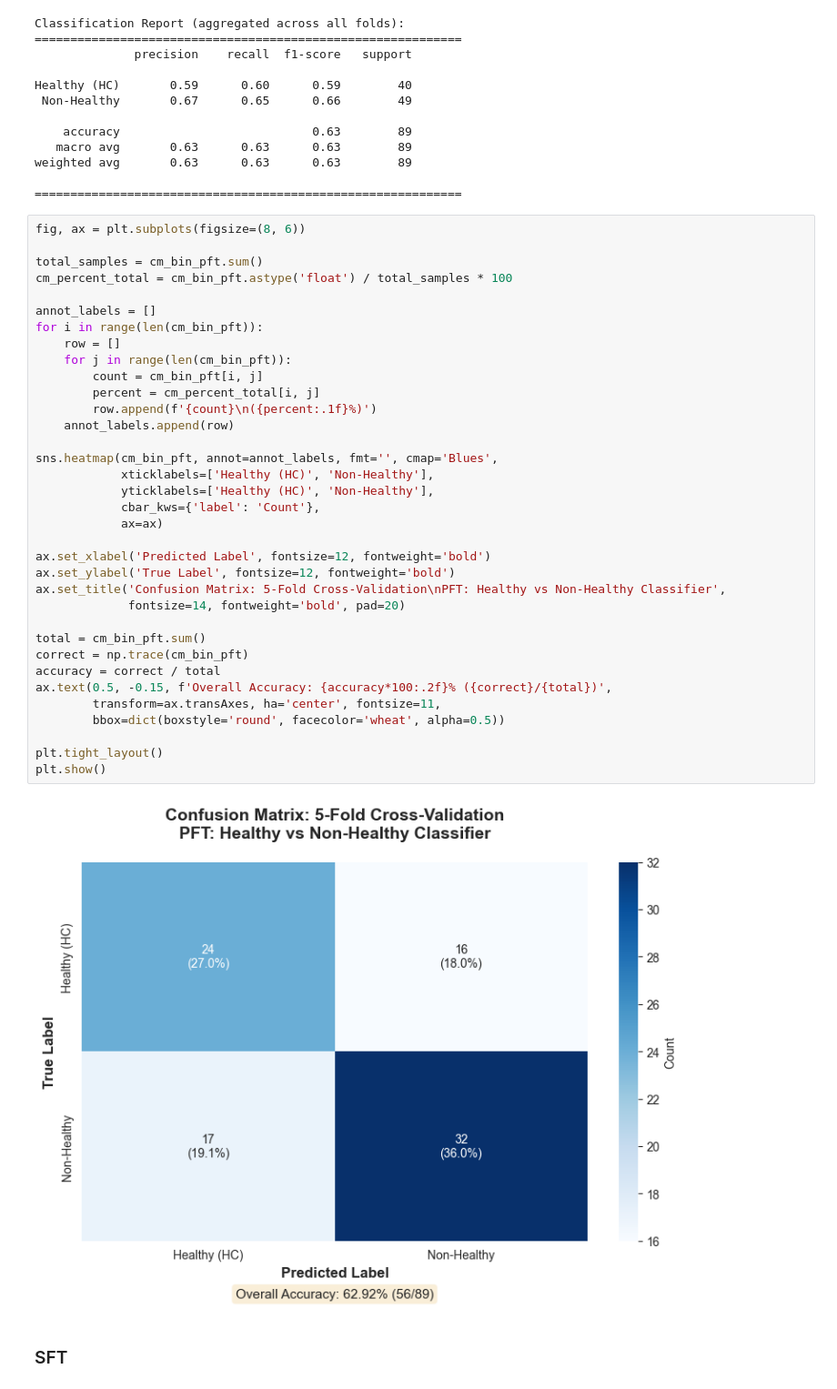
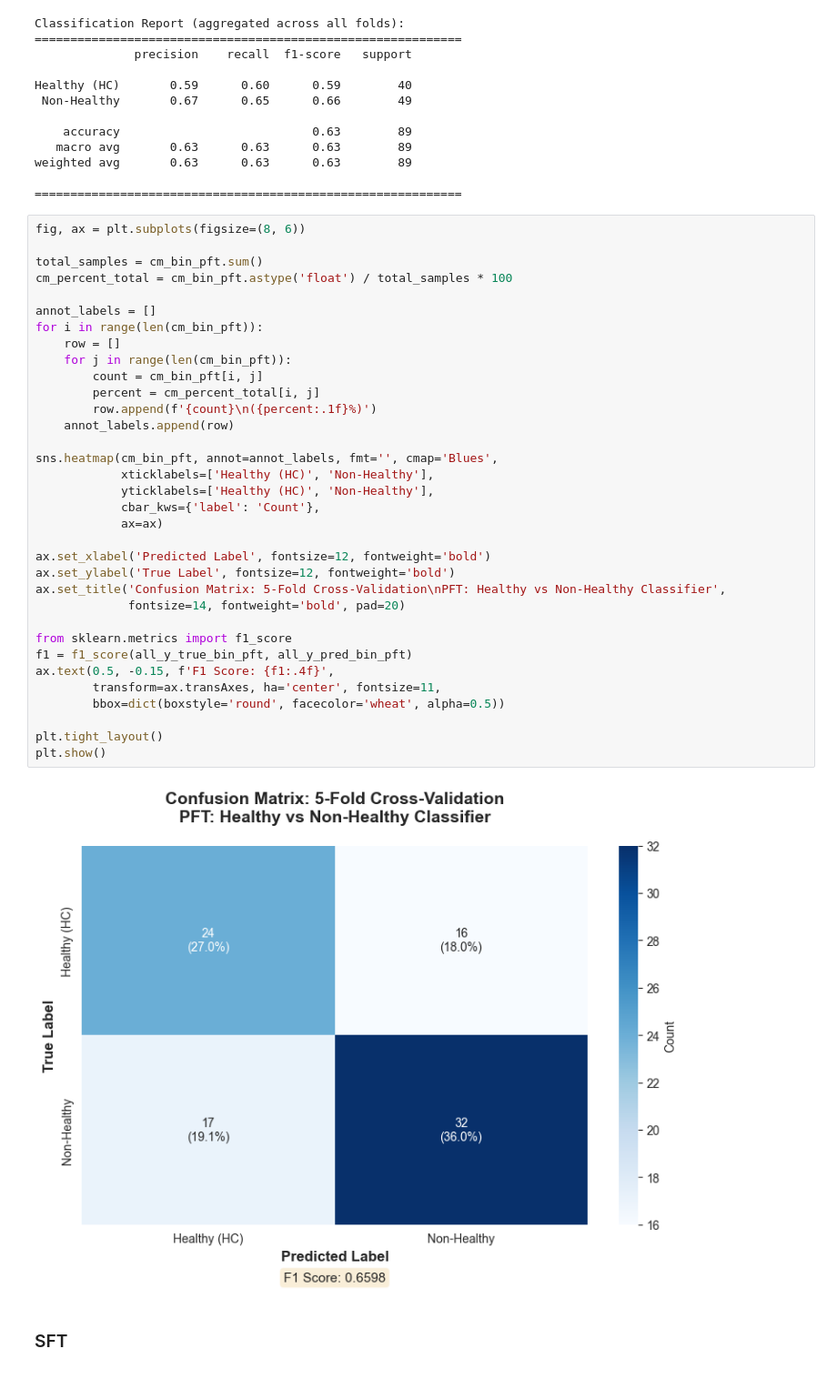
Before and after one commit to bentindal/cognospeak-pft-sft-pauses-data-analysis, a Jupyter notebook: transcript_analysis.ipynb, the cells around one changed output. Shown at 91% size. Cells and saved outputs as stored; diff of their text form.

```diff
--- a/transcript_analysis.ipynb
+++ b/transcript_analysis.ipynb
@@ -974,38 +971,37 @@ fig, ax = plt.subplots(figsize=(8, 6))
 
 total_samples = cm_bin_pft.sum()
 cm_percent_total = cm_bin_pft.astype('float') / total_samples * 100
 
 annot_labels = []
 for i in range(len(cm_bin_pft)):
     row = []
     for j in range(len(cm_bin_pft)):
         count = cm_bin_pft[i, j]
         percent = cm_percent_total[i, j]
         row.append(f'{count}\n({percent:.1f}%)')
     annot_labels.append(row)
 
 sns.heatmap(cm_bin_pft, annot=annot_labels, fmt='', cmap='Blues',
             xticklabels=['Healthy (HC)', 'Non-Healthy'],
             yticklabels=['Healthy (HC)', 'Non-Healthy'],
             cbar_kws={'label': 'Count'},
             ax=ax)
 
 ax.set_xlabel('Predicted Label', fontsize=12, fontweight='bold')
 ax.set_ylabel('True Label', fontsize=12, fontweight='bold')
 ax.set_title('Confusion Matrix: 5-Fold Cross-Validation\nPFT: Healthy vs Non-Healthy Classifier',
              fontsize=14, fontweight='bold', pad=20)
 
-total = cm_bin_pft.sum()
-correct = np.trace(cm_bin_pft)
-accuracy = correct / total
-ax.text(0.5, -0.15, f'Overall Accuracy: {accuracy*100:.2f}% ({correct}/{total})',
+from sklearn.metrics import f1_score
+f1 = f1_score(all_y_true_bin_pft, all_y_pred_bin_pft)
+ax.text(0.5, -0.15, f'F1 Score: {f1:.4f}',
         transform=ax.transAxes, ha='center', fontsize=11,
         bbox=dict(boxstyle='round', facecolor='wheat', alpha=0.5))
 
 plt.tight_layout()
 plt.show()
 # %% [output]
-[figure, old version]
+[figure, new version]
 # %% [markdown]
 ### SFT
 # %%
```
Also changed, not shown: parts of 3 cells of this notebook.
